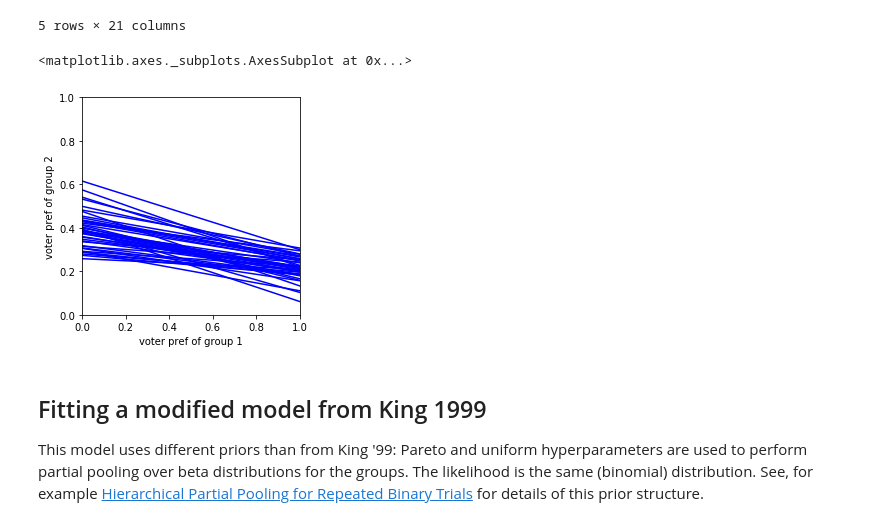
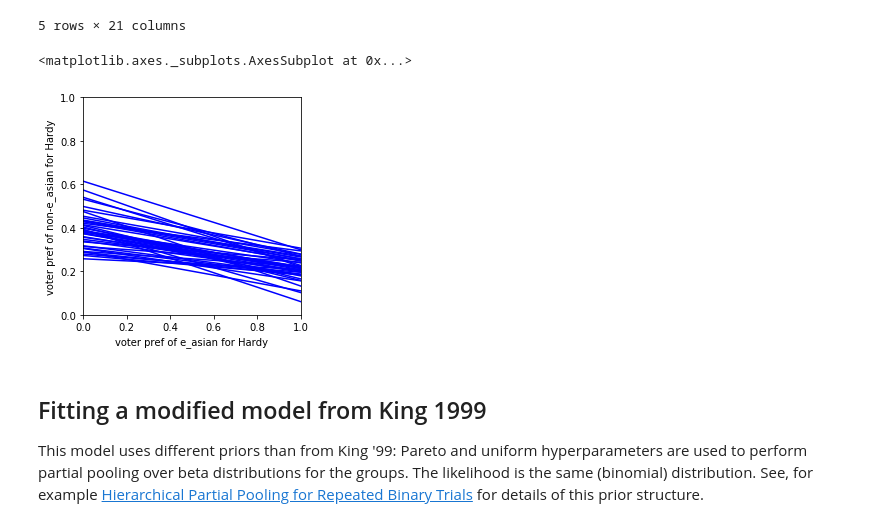
Before and after one commit to mggg/ecological-inference, a Jupyter notebook: pyei/examples/santa_clara_demo.ipynb, the cells around one changed output. Saved outputs shown, nothing was run; the diff lists cells and outputs as text; code cells hidden in the pictures.

Commit message:
tomography plot in demo

```diff
--- a/pyei/examples/santa_clara_demo.ipynb
+++ b/pyei/examples/santa_clara_demo.ipynb
@@ -27,10 +27,10 @@ data.head()
 | 4 | 4217 | 399 | 359 | 0.281337 | 0.406685 | 0.311978 | 355 | ... |
 5 rows × 21 columns
 # %%
-tomography_plot(X,T)
+tomography_plot(X,T, demographic_group_name, candidate_name)
 # %% [output]
 <matplotlib.axes._subplots.AxesSubplot at 0x...>
-[figure, old version]
+[figure, new version]
 # %% [markdown]
 ## Fitting a modified model from King 1999
 
```
